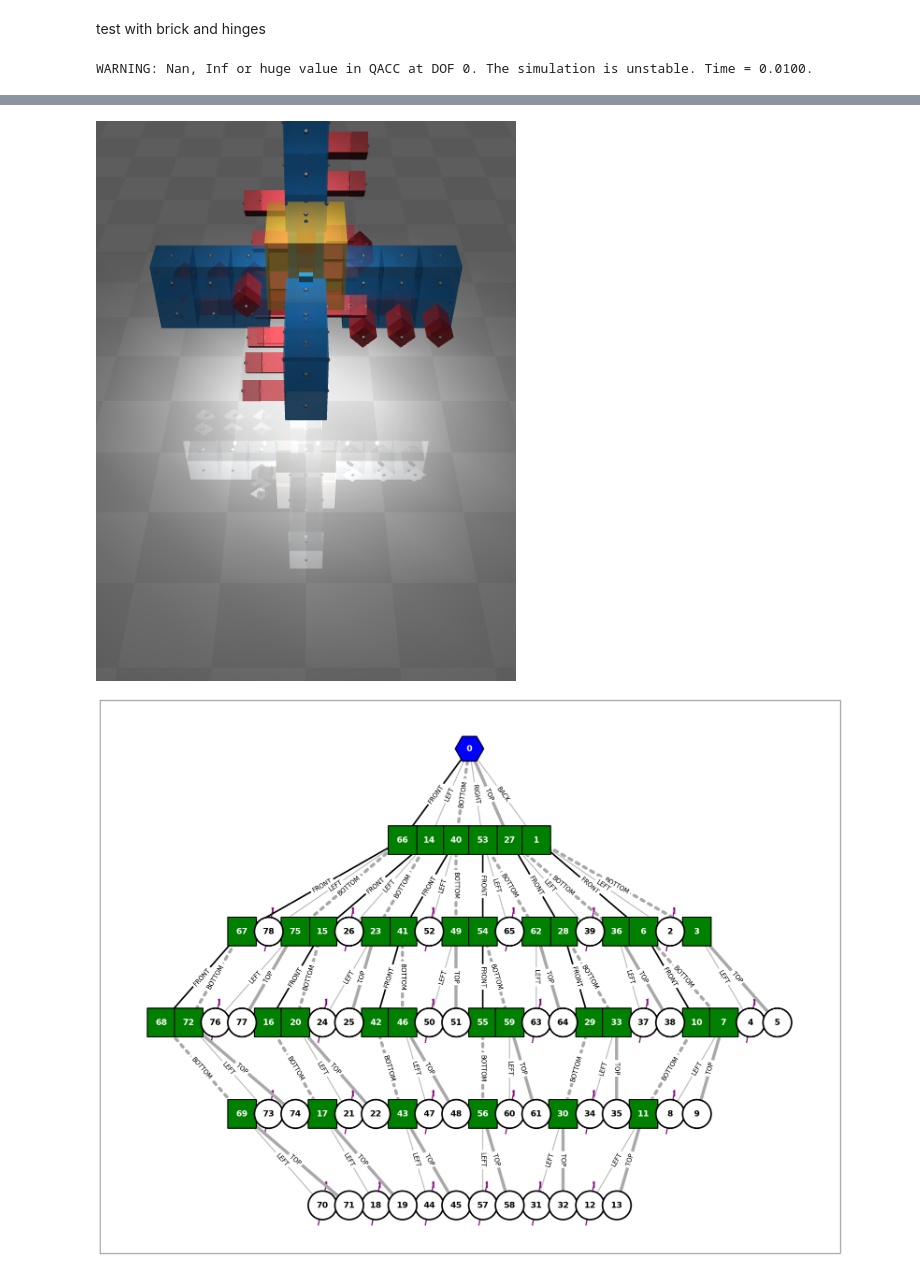
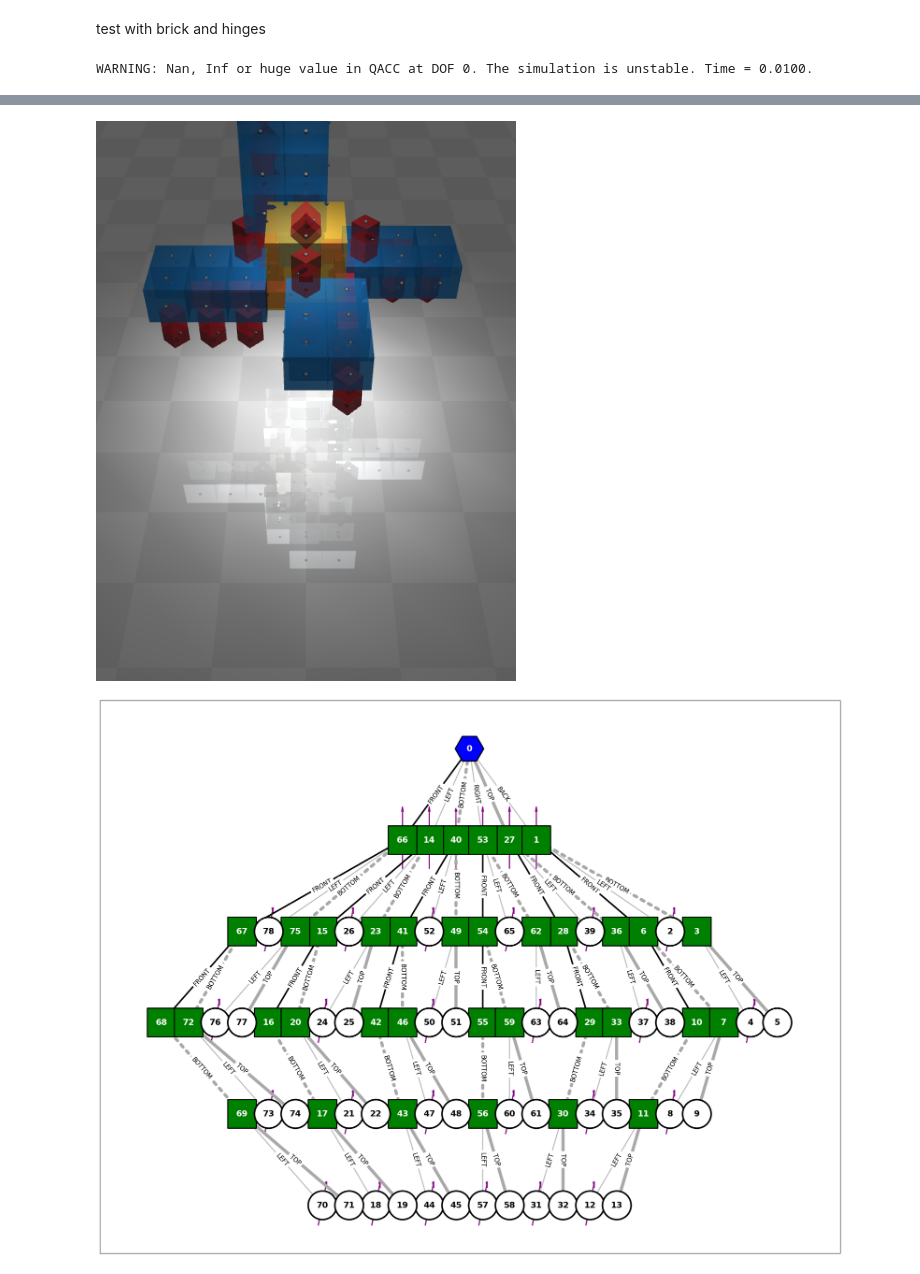
Before and after one commit to salomepoulain/ariel-zoo, a Jupyter notebook: src/ariel_experiments/characterize/canonical_wip/canonical_wip.ipynb, the cells around one changed output, grey strips where cells are left out. Saved outputs shown, nothing was run; the diff lists cells and outputs as text; code cells hidden in the pictures.

Commit message:
its working????
uncommented the SHIFTS_PER_PLACE code and made it apply to ALL radial children.. it works now?

```diff
--- a/src/ariel_experiments/characterize/canonical_wip/canonical_wip.ipynb
+++ b/src/ariel_experiments/characterize/canonical_wip/canonical_wip.ipynb
@@ -643,14 +643,16 @@ class CanonicalNode:
         # # if self.is_connected_to_axial_root():
         #     # this means this is either the top or the bottom
         #     # right, bottom, left, top
-        #     SHIFTS_PER_PLACE = {0: 1, 1: 1, 2: -1, 3: -1}
+        SHIFTS_PER_PLACE = {0: 1, 1: 1, 2: -1, 3: -1}
 
-        #     for i, child in enumerate(self._radial_list):
-        #         if child and len(child._radial_list) > 0:  # Add check for non-empty list
-        #             shift = SHIFTS_PER_PLACE.get(i, 0)
-        #             child._radial_list[:] = child._radial_list[shift:] + child._radial_list[:shift]
-        #             console.print(i, repr(child))
-        #             console.print('changed child: ', child.id)
+        for i, child in enumerate(self._radial_list):
+            if child and len(child._radial_list) > 0:  # Add check for non-empty list
+                shift = SHIFTS_PER_PLACE.get(i, 0)
+                child._radial_list[:] = child._radial_list[shift:] + child._radial_list[:shift]
+                console.print(i, repr(child))
+                console.print('changed child: ', child.node_id)
+
+
 
         # if self._parent and self._parent._is_new_root:
         #     for i, child in enumerate(self._radial_list):
@@ -948,7 +950,7 @@ test with brick and hinges
 root = CanonicalNode.new_root()
 
 hinge_placement = ModuleFaces.LEFT
-angle = 0
+angle = 2
 connector = CanonicalNode("brick", angle)
 connector.LEFT = CanonicalNode("hinge", 1)
 
@@ -972,7 +974,7 @@ root.BOTTOM = connector
 root.RIGHT = connector
 root.FRONT = connector
 
-view(root.to_graph(), with_viewer=True)
+view(root.to_graph(), with_viewer=False)
 visualize_tree_from_graph(root.to_graph())
 # %% [output]
 WARNING: Nan, Inf or huge value in QACC at DOF 0. The simulation is unstable. Time = 0.0100.
@@ -980,5 +982,5 @@ WARNING: Nan, Inf or huge value in QACC at DOF 0. The simulation is unstable. Ti
-[figure, old version]
+[figure, new version]
-[figure, old version]
+[figure, new version]
 # %%
 root.canonicalize()
 
```
Also changed, not shown: parts of 10 cells of this notebook.
